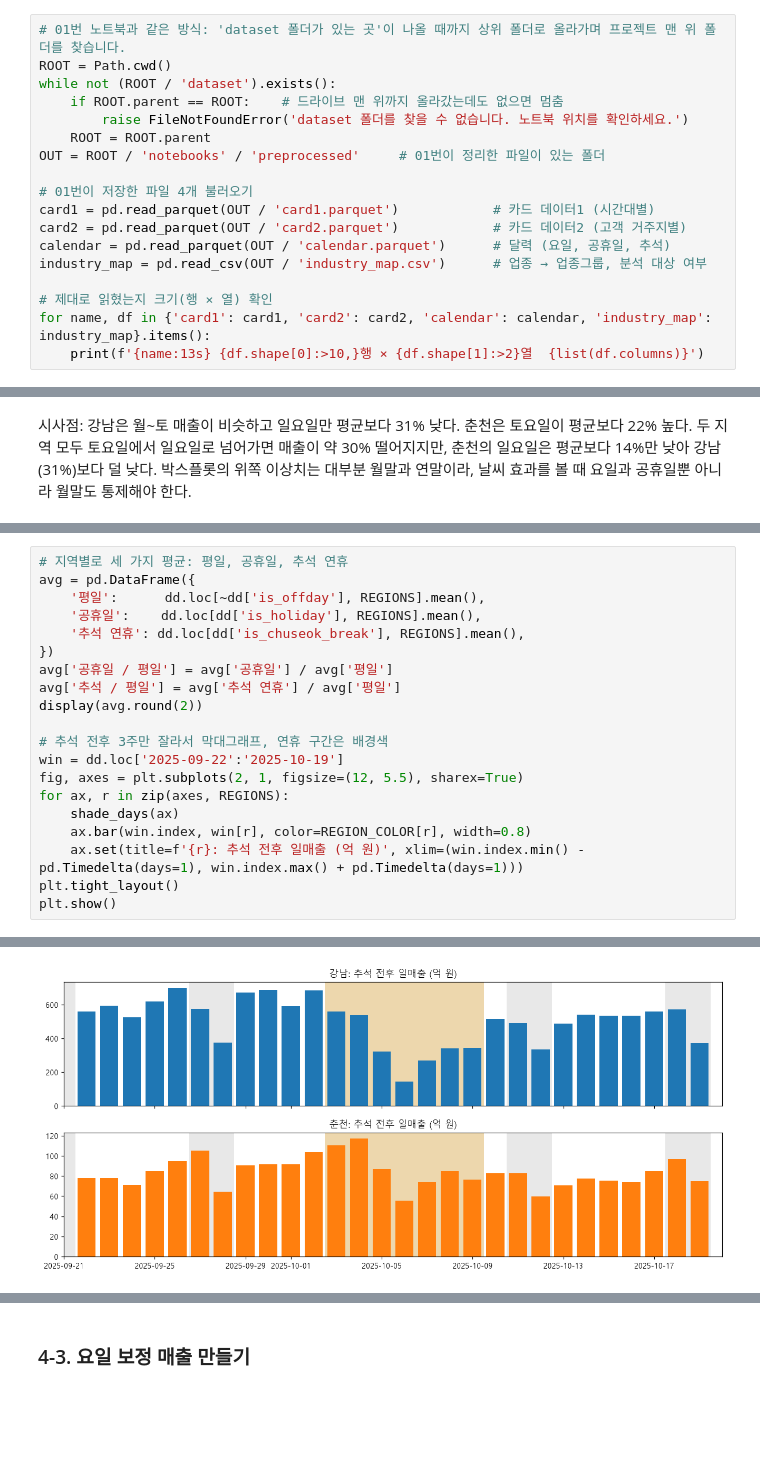
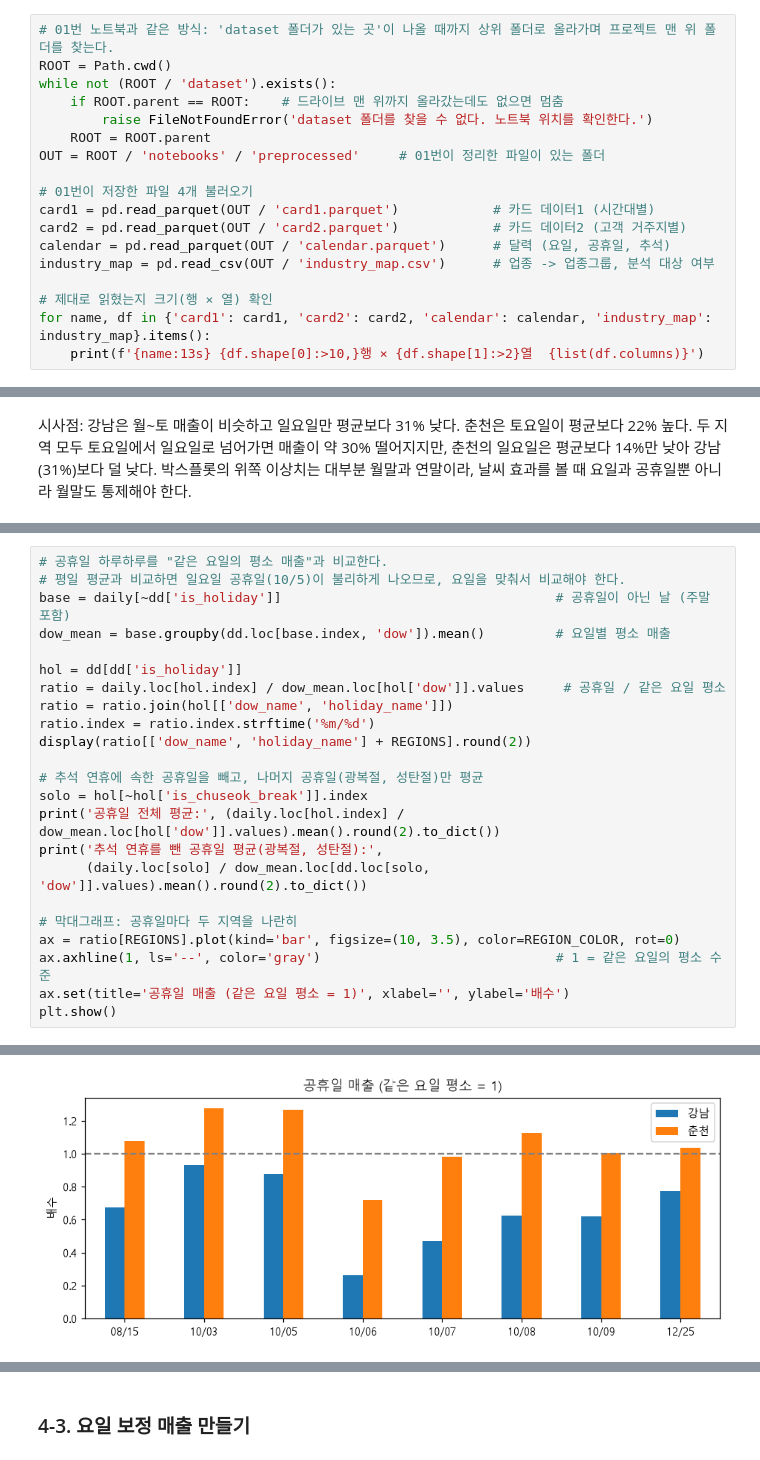
Before and after one commit to troymerai/climate_recovery, a Jupyter notebook: notebooks/02_card_eda.ipynb, the cells around one changed output, grey strips where cells are left out. Saved outputs shown, nothing was run; the diff lists cells and outputs as text; blank space fills up the shorter version.

```diff
--- a/notebooks/02_card_eda.ipynb
+++ b/notebooks/02_card_eda.ipynb
@@ -51,11 +51,11 @@ pandas 2.2.3
 # %% [markdown]
 ### 0-2. 경로 설정과 데이터 불러오기
 # %%
-# 01번 노트북과 같은 방식: 'dataset 폴더가 있는 곳'이 나올 때까지 상위 폴더로 올라가며 프로젝트 맨 위 폴더를 찾습니다.
+# 01번 노트북과 같은 방식: 'dataset 폴더가 있는 곳'이 나올 때까지 상위 폴더로 올라가며 프로젝트 맨 위 폴더를 찾는다.
 ROOT = Path.cwd()
 while not (ROOT / 'dataset').exists():
     if ROOT.parent == ROOT:    # 드라이브 맨 위까지 올라갔는데도 없으면 멈춤
-        raise FileNotFoundError('dataset 폴더를 찾을 수 없습니다. 노트북 위치를 확인하세요.')
+        raise FileNotFoundError('dataset 폴더를 찾을 수 없다. 노트북 위치를 확인한다.')
     ROOT = ROOT.parent
 OUT = ROOT / 'notebooks' / 'preprocessed'     # 01번이 정리한 파일이 있는 폴더
 
@@ -63,7 +63,7 @@ OUT = ROOT / 'notebooks' / 'preprocessed'     # 01번이 정리한 파일이 있
 card1 = pd.read_parquet(OUT / 'card1.parquet')            # 카드 데이터1 (시간대별)
 card2 = pd.read_parquet(OUT / 'card2.parquet')            # 카드 데이터2 (고객 거주지별)
 calendar = pd.read_parquet(OUT / 'calendar.parquet')      # 달력 (요일, 공휴일, 추석)
-industry_map = pd.read_csv(OUT / 'industry_map.csv')      # 업종 → 업종그룹, 분석 대상 여부
+industry_map = pd.read_csv(OUT / 'industry_map.csv')      # 업종 -> 업종그룹, 분석 대상 여부
 
 # 제대로 읽혔는지 크기(행 × 열) 확인
 for name, df in {'card1': card1, 'card2': card2, 'calendar': calendar, 'industry_map': industry_map}.items():
@@ -538,21 +482,24 @@ display(dow_ratio.round(2).T)
 # %%
-# 지역별로 세 가지 평균: 평일, 공휴일, 추석 연휴
-avg = pd.DataFrame({
-    '평일':      dd.loc[~dd['is_offday'], REGIONS].mean(),
-    '공휴일':    dd.loc[dd['is_holiday'], REGIONS].mean(),
-    '추석 연휴': dd.loc[dd['is_chuseok_break'], REGIONS].mean(),
-})
-avg['공휴일 / 평일'] = avg['공휴일'] / avg['평일']
-avg['추석 / 평일'] = avg['추석 연휴'] / avg['평일']
-display(avg.round(2))
+# 공휴일 하루하루를 "같은 요일의 평소 매출"과 비교한다.
+# 평일 평균과 비교하면 일요일 공휴일(10/5)이 불리하게 나오므로, 요일을 맞춰서 비교해야 한다.
+base = daily[~dd['is_holiday']]                                   # 공휴일이 아닌 날 (주말 포함)
+dow_mean = base.groupby(dd.loc[base.index, 'dow']).mean()         # 요일별 평소 매출
 
-# 추석 전후 3주만 잘라서 막대그래프, 연휴 구간은 배경색
-win = dd.loc['2025-09-22':'2025-10-19']
-fig, axes = plt.subplots(2, 1, figsize=(12, 5.5), sharex=True)
-for ax, r in zip(axes, REGIONS):
-    shade_days(ax)
-    ax.bar(win.index, win[r], color=REGION_COLOR[r], width=0.8)
-    ax.set(title=f'{r}: 추석 전후 일매출 (억 원)', xlim=(win.index.min() - pd.Timedelta(days=1), win.index.max() + pd.Timedelta(days=1)))
-plt.tight_layout()
+hol = dd[dd['is_holiday']]
+ratio = daily.loc[hol.index] / dow_mean.loc[hol['dow']].values     # 공휴일 / 같은 요일 평소
+ratio = ratio.join(hol[['dow_name', 'holiday_name']])
+ratio.index = ratio.index.strftime('%m/%d')
+display(ratio[['dow_name', 'holiday_name'] + REGIONS].round(2))
+
+# 추석 연휴에 속한 공휴일을 빼고, 나머지 공휴일(광복절, 성탄절)만 평균
+solo = hol[~hol['is_chuseok_break']].index
+print('공휴일 전체 평균:', (daily.loc[hol.index] / dow_mean.loc[hol['dow']].values).mean().round(2).to_dict())
+print('추석 연휴를 뺀 공휴일 평균(광복절, 성탄절):',
+      (daily.loc[solo] / dow_mean.loc[dd.loc[solo, 'dow']].values).mean().round(2).to_dict())
+
+# 막대그래프: 공휴일마다 두 지역을 나란히
+ax = ratio[REGIONS].plot(kind='bar', figsize=(10, 3.5), color=REGION_COLOR, rot=0)
+ax.axhline(1, ls='--', color='gray')                              # 1 = 같은 요일의 평소 수준
+ax.set(title='공휴일 매출 (같은 요일 평소 = 1)', xlabel='', ylabel='배수')
 plt.show()
 # %% [output]
@@ -562 +518 @@ plt.show()
-[figure, old version]
+[figure, new version]
```
Also changed, not shown: parts of 56 cells of this notebook, 1 other file.
